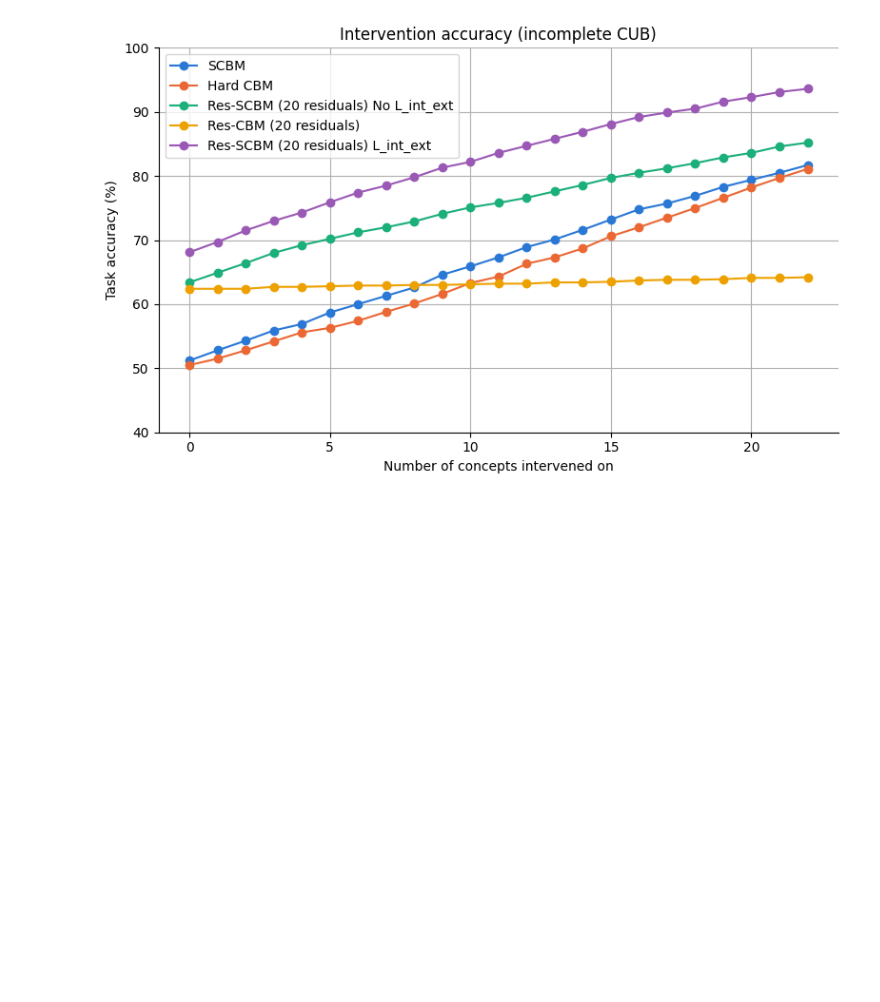
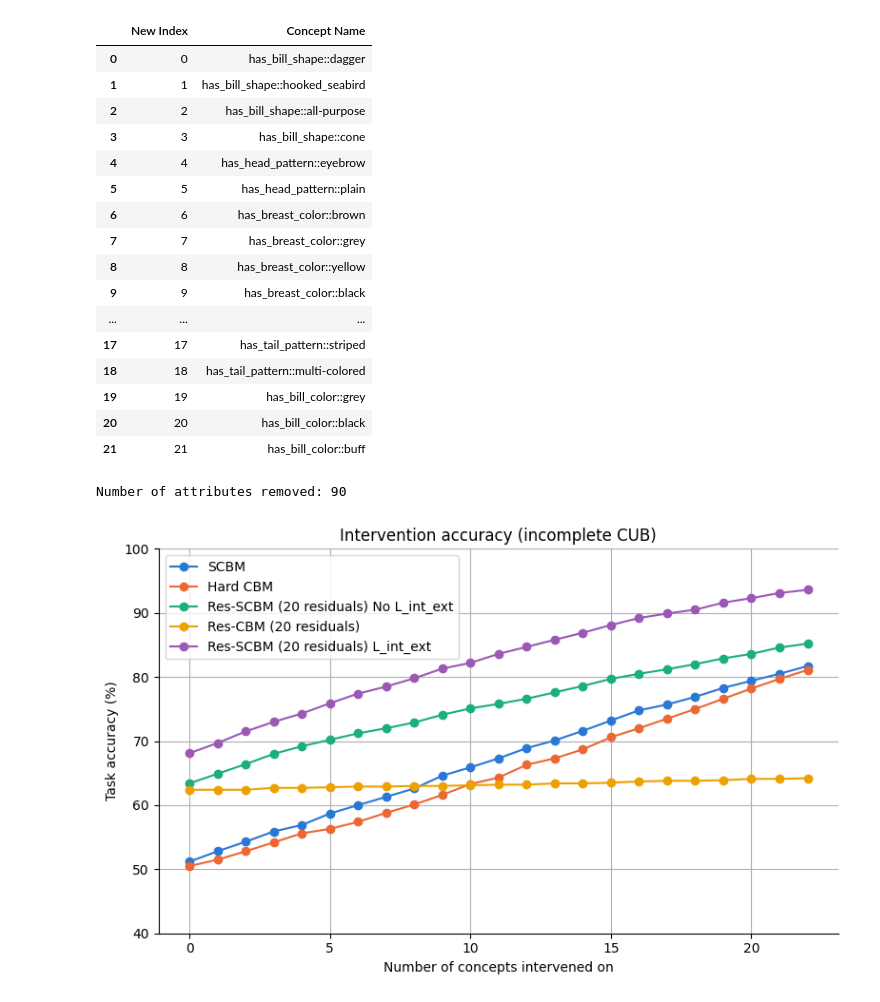
Before and after one commit to stephenmarcou/SCBM_implementation, a Jupyter notebook: results_aug.ipynb, the cells around one changed output. Saved outputs shown, nothing was run; the diff lists cells and outputs as text; code cells hidden in the pictures; blank space fills up the shorter version.

```diff
--- a/results_aug.ipynb
+++ b/results_aug.ipynb
@@ -5,3 +34,62 @@ import re
+# %%
+# Read dataset dir from the log file in the experiment path
+import ast
+import pandas as pd
+
+
+info_dataset_path = os.path.join("datasets", "CUB", "incomplete_data", "Mateo_025", "info.txt")
+
+
+with open(info_dataset_path, 'r') as f:
+    lines = f.readlines()
+
+    for line in lines:
+        if "New attribute indices mapping: " in line:
+            new_attribute_mapping_string = line.split("New attribute indices mapping: ")[1].strip()
+
+        if "Removed attribute groups: " in line:
+            removed_attribute_groups_string = line.split("Removed attribute groups: ")[1].strip()
+
+
+# Original has 112 attributes, but we only use a subset of them
+new_attribute_mapping = ast.literal_eval(new_attribute_mapping_string)
+
+# Removed groups list
+removed_attribute_groups = ast.literal_eval(removed_attribute_groups_string)
+
+
+
+
+concept_names_new_idx_map = {}
+for orig_idx, new_idx in new_attribute_mapping.items():
+    concept_names_new_idx_map[new_idx] = sample_112_concepts_map[orig_idx]
+
+
+df = pd.DataFrame(list(concept_names_new_idx_map.items()), columns=['New Index', 'Concept Name'])
+df.to_csv("delete_afterwards/concept_names_new_idx_map.csv", index=False)
+display(df.sort_values(by='New Index').reset_index(drop=True))
+
+# Number of attrbutes removed
+print(f"Number of attributes removed: {112 - len(concept_names_new_idx_map.keys())}")
+# %% [output]
+|  | New Index | Concept Name |
+| 0 | 0 | has_bill_shape::dagger |
+| 1 | 1 | has_bill_shape::hooked_seabird |
+| 2 | 2 | has_bill_shape::all-purpose |
+| 3 | 3 | has_bill_shape::cone |
+| 4 | 4 | has_head_pattern::eyebrow |
+| 5 | 5 | has_head_pattern::plain |
+| 6 | 6 | has_breast_color::brown |
+| 7 | 7 | has_breast_color::grey |
+| 8 | 8 | has_breast_color::yellow |
+| 9 | 9 | has_breast_color::black |
+| ... | ... | ... |
+| 17 | 17 | has_tail_pattern::striped |
+| 18 | 18 | has_tail_pattern::multi-colored |
+| 19 | 19 | has_bill_color::grey |
+| 20 | 20 | has_bill_color::black |
+| 21 | 21 | has_bill_color::buff |
+Number of attributes removed: 90
 # %%
 def extract_info_from_intervention_log(model_dir, model_type="scbm", dataset="CUB", return_c_auroc=False, return_auroc=False):
     experiment_path = os.path.join("experiments", model_type, dataset)
```
Also changed, not shown: parts of 5 cells of this notebook, 11 other files.
